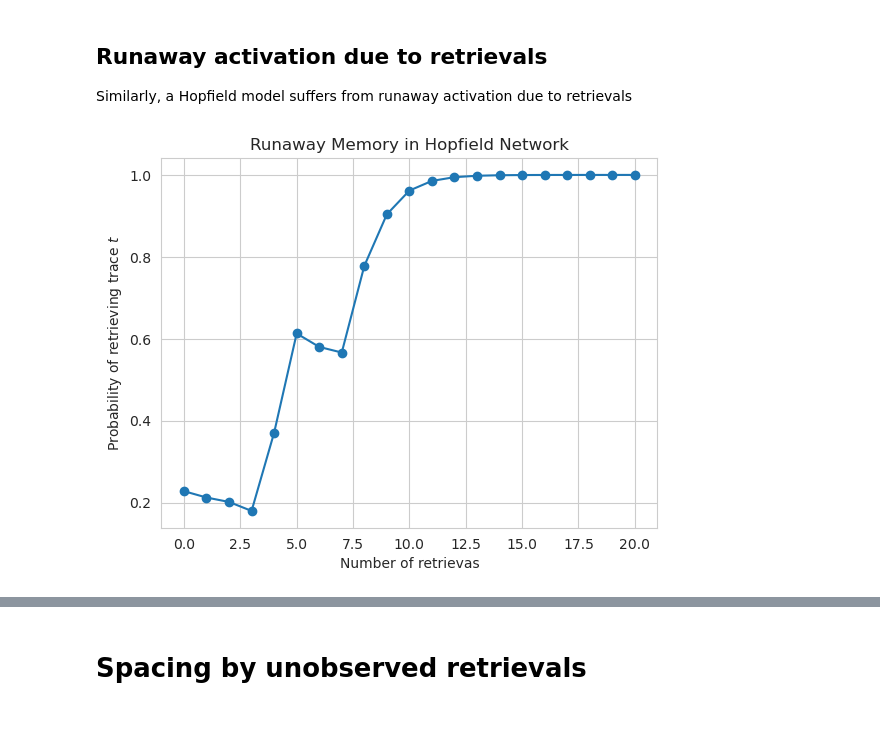
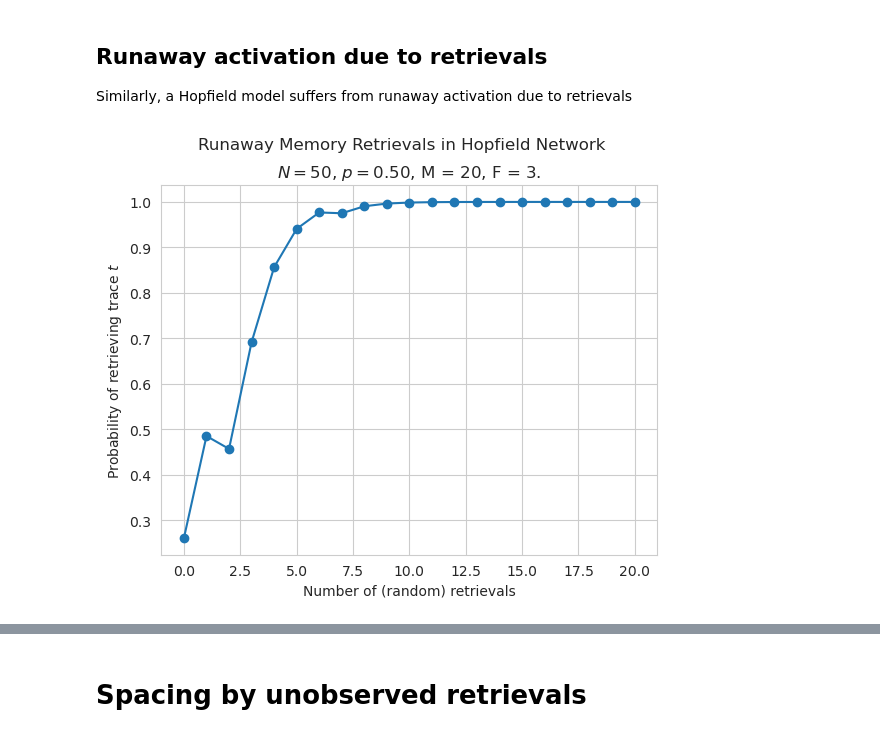
Before and after one commit to UWCCDL/SpacingEffect, a Jupyter notebook: spacing.ipynb, the cells around one changed output, grey strips where cells are left out. Cells and saved outputs as stored; diff of their text form; code cells hidden in the pictures.

```diff
--- a/spacing.ipynb
+++ b/spacing.ipynb
@@ -464,40 +464,44 @@ Similarly, a Hopfield model suffers from runaway activation due to retrievals
 # %%
 N = 50
 P = 0.5
+M = 20   # Number of memories
+F = 3    # Frequencyt
 W = np.zeros((N, N))
 
 def retrieve(memories):
     probabilities = [calculate_probability(x, memories) for x in memories]
     return random.choices(memories, weights=probabilities, k=1)[0]
 
 memory = generate_memory()
 memories = [memory]
 
 
 # Learn 19 other memories
 
-for i in range(20):
+for i in range(M-1):
     new = generate_memory()
     learn(new)
     memories.append(new)
 
 # Over-retrieve the original memory
 
 for i in range(3):
     learn(memory)
 
 results = [calculate_probability(memory, memories)]
 
 for n in range(20):
     retrieved = retrieve(memories)
     learn(retrieved)
     results.append(calculate_probability(memory, memories))
 
 
 plt.plot(results, "o-")
-plt.xlabel("Number of retrievas")
+plt.xlabel("Number of (random) retrievals")
 plt.ylabel("Probability of retrieving trace $t$")
-plt.title("Runaway Memory in Hopfield Network")
+plt.suptitle("Runaway Memory Retrievals in Hopfield Network")
+plt.title("Runaway Memory Retrievals in Hopfield Network")
+plt.title("$N = %d$, $p = %.2f$, M = %d, F = %d." % (N, P, M, F))
 plt.show()
 # %% [output]
-[figure, old version]
+[figure, new version]
```
Also changed, not shown: parts of 3 cells of this notebook.
